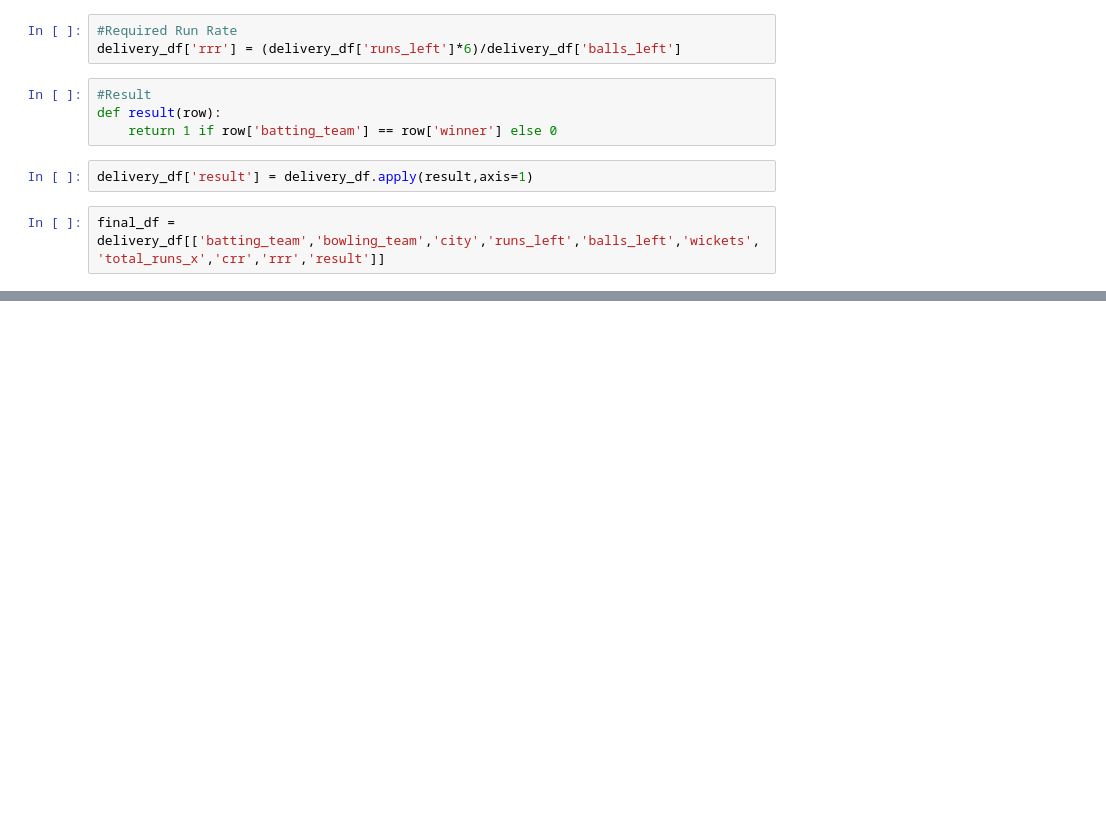
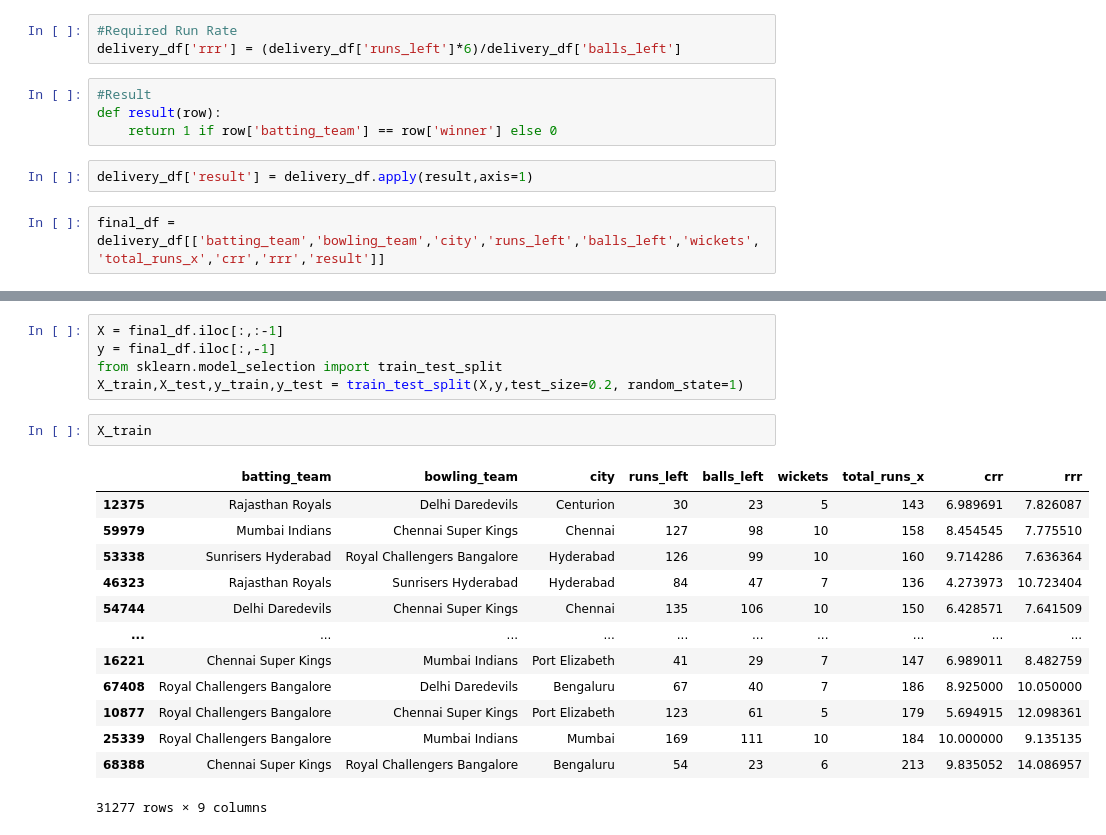
Before and after one commit to Sak26-J/IPL-Win-Predictor, a Jupyter notebook: main.ipynb, the cells around one changed output, grey strips where cells are left out. Saved outputs shown, nothing was run; the diff lists cells and outputs as text; blank space fills up the shorter version.

```diff
--- a/main.ipynb
+++ b/main.ipynb
@@ -142,0 +154,21 @@ final_df.sample()
+# %%
+X = final_df.iloc[:,:-1]
+y = final_df.iloc[:,-1]
+from sklearn.model_selection import train_test_split
+X_train,X_test,y_train,y_test = train_test_split(X,y,test_size=0.2, random_state=1)
+# %%
+X_train
+# %% [output]
+|  | batting_team | bowling_team | city | runs_left | balls_left | wickets | total_runs_x | crr | rrr |
+| 12375 | Rajasthan Royals | Delhi Daredevils | Centurion | 30 | 23 | 5 | 143 | 6.989691 | 7.826087 |
+| 59979 | Mumbai Indians | Chennai Super Kings | Chennai | 127 | 98 | 10 | 158 | 8.454545 | 7.775510 |
+| 53338 | Sunrisers Hyderabad | Royal Challengers Bangalore | Hyderabad | 126 | 99 | 10 | 160 | 9.714286 | 7.636364 |
+| 46323 | Rajasthan Royals | Sunrisers Hyderabad | Hyderabad | 84 | 47 | 7 | 136 | 4.273973 | 10.723404 |
+| 54744 | Delhi Daredevils | Chennai Super Kings | Chennai | 135 | 106 | 10 | 150 | 6.428571 | 7.641509 |
+| ... | ... | ... | ... | ... | ... | ... | ... | ... | ... |
+| 16221 | Chennai Super Kings | Mumbai Indians | Port Elizabeth | 41 | 29 | 7 | 147 | 6.989011 | 8.482759 |
+| 67408 | Royal Challengers Bangalore | Delhi Daredevils | Bengaluru | 67 | 40 | 7 | 186 | 8.925000 | 10.050000 |
+| 10877 | Royal Challengers Bangalore | Chennai Super Kings | Port Elizabeth | 123 | 61 | 5 | 179 | 5.694915 | 12.098361 |
+| 25339 | Royal Challengers Bangalore | Mumbai Indians | Mumbai | 169 | 111 | 10 | 184 | 10.000000 | 9.135135 |
+| 68388 | Chennai Super Kings | Royal Challengers Bangalore | Bengaluru | 54 | 23 | 6 | 213 | 9.835052 | 14.086957 |
+31277 rows × 9 columns
```
Also changed, not shown: parts of 2 cells of this notebook.
